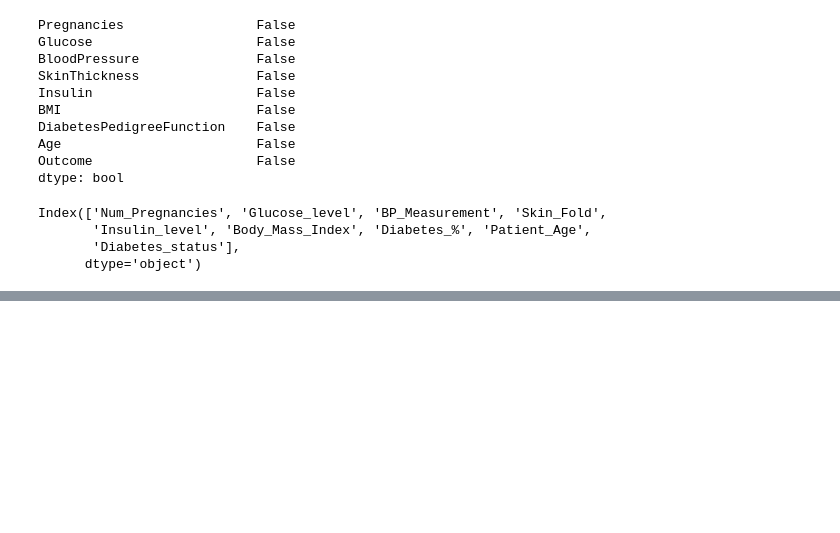
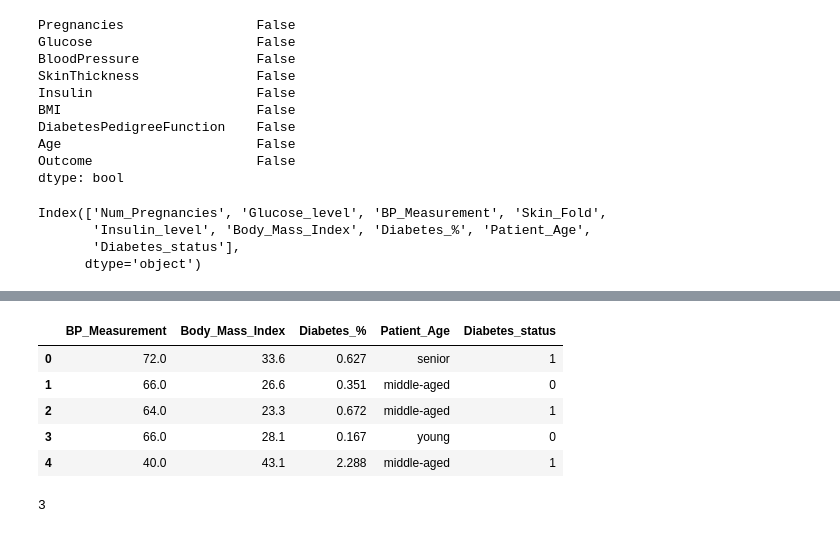
Before and after one commit to Abiton198/diabetes_data_analysis, a Jupyter notebook: diabetes_data_analysis.ipynb, the cells around one changed output, grey strips where cells are left out. Saved outputs shown, nothing was run; the diff lists cells and outputs as text; code cells hidden in the pictures; blank space fills up the shorter version.

```diff
--- a/diabetes_data_analysis.ipynb
+++ b/diabetes_data_analysis.ipynb
@@ -205,0 +244,21 @@ Index(['Num_Pregnancies', 'Glucose_level', 'BP_Measurement', 'Skin_Fold',
+# %%
+#removing clolumns in dataframe to improve relevence in analysis.
+#Some columns may not be neccessary to the broader interpretation of the data for further usage
+#reason for dropping the selected columns is given in ReadMe file
+
+ds.drop(['Glucose_level','Skin_Fold', 'Insulin_level','Num_Pregnancies'], axis=1, inplace=True)
+ds.head()
+# %% [output]
+|  | BP_Measurement | Body_Mass_Index | Diabetes_% | Patient_Age | Diabetes_status |
+| 0 | 72.0 | 33.6 | 0.627 | senior | 1 |
+| 1 | 66.0 | 26.6 | 0.351 | middle-aged | 0 |
+| 2 | 64.0 | 23.3 | 0.672 | middle-aged | 1 |
+| 3 | 66.0 | 28.1 | 0.167 | young | 0 |
+| 4 | 40.0 | 43.1 | 2.288 | middle-aged | 1 |
+# %%
+c = 'abiton, travis, tyris'
+x = c.split()
+y = len(x)
+y
+# %% [output]
+3
```
Also changed, not shown: parts of 3 cells of this notebook.
